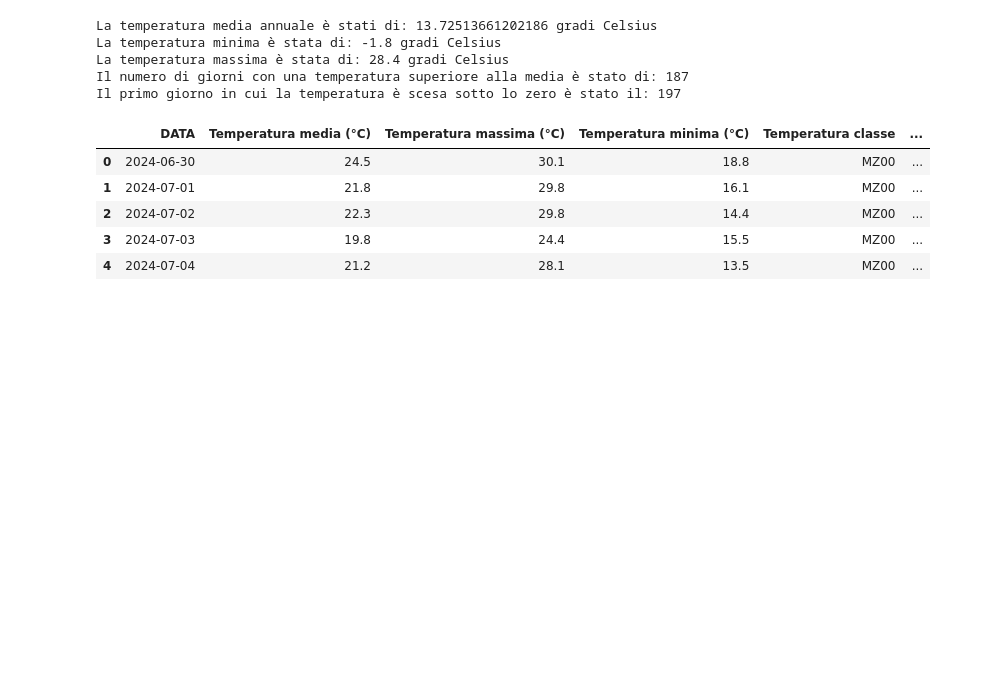
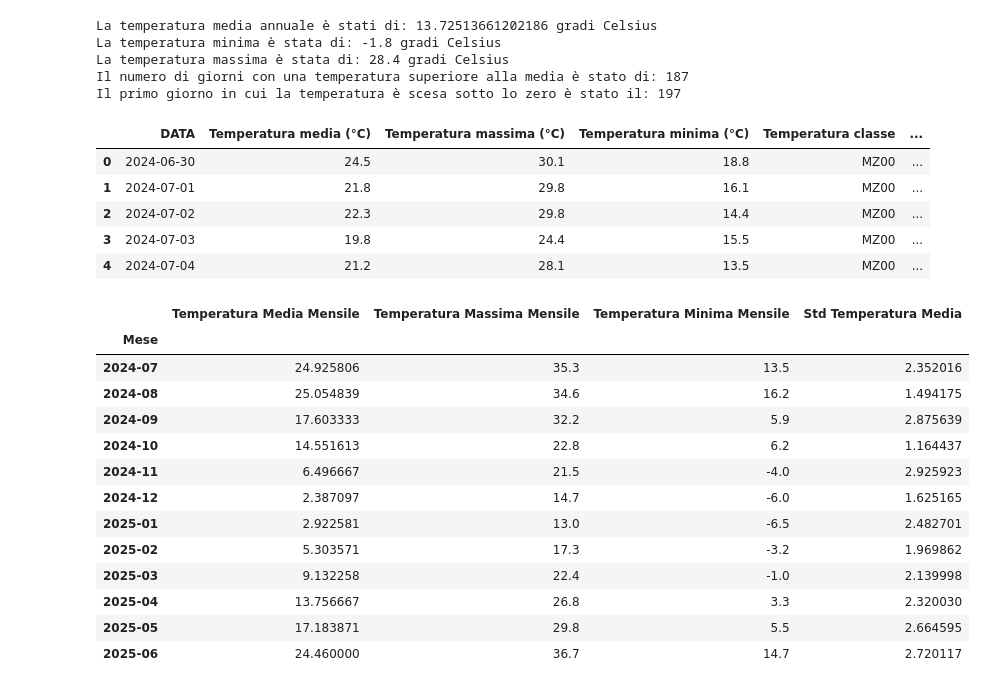
Before and after one commit to alepini88/NumPy-Fundamentals-Exercises-and-Projects, a Jupyter notebook: Numpy Mini progetto temperature e statistica.ipynb, the cells around one changed output. Drawn from its saved outputs; the diff is of its cells as text; code cells hidden in the pictures; blank space fills up the shorter version.

```diff
--- a/Numpy Mini progetto temperature e statistica.ipynb
+++ b/Numpy Mini progetto temperature e statistica.ipynb
@@ -105,3 +108,54 @@ df.head()
 | 2 | 2024-07-02 | 22.3 | 29.8 | 14.4 | MZ00 | ... |
 | 3 | 2024-07-03 | 19.8 | 24.4 | 15.5 | MZ00 | ... |
 | 4 | 2024-07-04 | 21.2 | 28.1 | 13.5 | MZ00 | ... |
+# %%
+# 3 Uso le stesse temperature precedenti. Questa volta mi propongo di individuare
+# 3.1 statistiche mensili (media, min, max)
+# 3.2 anomalie (giorni molto caldi o freddi)
+
+import numpy as np
+import pandas as pd
+import random
+import matplotlib.pyplot as plt
+
+df = pd.read_csv("VENARIA CERONDA_t.csv") # Carico il set di dati
+
+df.set_index(df.columns[0], inplace = True) # Imposto la data come indice
+
+df = df.iloc[:,[0,1,2]] # Estraggo il data frame con le temperature media, massima e minima
+
+df.columns = ["Temperatura Media", "Temperatura Massima", "Temperatura Minima"] # Per semplicità cambio i nomi delle colonne d'interesse
+
+# Controllo se sono presenti dati mancanti in tutto il DataFrame
+if df.isna().any().any() == True:
+    print("Attenzione ci sono dei dati mancanti")
+
+df.index = pd.to_datetime(df.index, format="%Y-%m-%d") # converto l'indice a "datetime"
+df = df.sort_index() # ordino il DataFrame dal primo giorno presente
+
+df.head()
+
+df = df.drop(index="2024-06-30") # Cancello la prima riga per avere le temperature di un anno dal 01/07/2024 al 30/06/2025
+# %%
+# Statistiche mensili
+df_mensile = df.groupby(df.index.to_period("M")).agg({"Temperatura Media": "mean", "Temperatura Massima": "max", "Temperatura Minima": "min"}) # Creo un DataFrame con la media mensile delle temperature
+df_mensile.index.name = "Mese" # Cambio il nome della colonna degli indici
+df_mensile.columns = ["Temperatura Media Mensile", "Temperatura Massima Mensile", "Temperatura Minima Mensile"]
+df_mensile["Std Temperatura Media"] = df.groupby(df.index.to_period("M"))["Temperatura Media"].std()
+
+df_mensile
+# %% [output]
+|  | Temperatura Media Mensile | Temperatura Massima Mensile | Temperatura Minima Mensile | Std Temperatura Media |
+| Mese |  |  |  |  |
+| 2024-07 | 24.925806 | 35.3 | 13.5 | 2.352016 |
+| 2024-08 | 25.054839 | 34.6 | 16.2 | 1.494175 |
+| 2024-09 | 17.603333 | 32.2 | 5.9 | 2.875639 |
+| 2024-10 | 14.551613 | 22.8 | 6.2 | 1.164437 |
+| 2024-11 | 6.496667 | 21.5 | -4.0 | 2.925923 |
+| 2024-12 | 2.387097 | 14.7 | -6.0 | 1.625165 |
+| 2025-01 | 2.922581 | 13.0 | -6.5 | 2.482701 |
+| 2025-02 | 5.303571 | 17.3 | -3.2 | 1.969862 |
+| 2025-03 | 9.132258 | 22.4 | -1.0 | 2.139998 |
+| 2025-04 | 13.756667 | 26.8 | 3.3 | 2.320030 |
+| 2025-05 | 17.183871 | 29.8 | 5.5 | 2.664595 |
+| 2025-06 | 24.460000 | 36.7 | 14.7 | 2.720117 |
```
Also changed, not shown: parts of 3 cells of this notebook.
